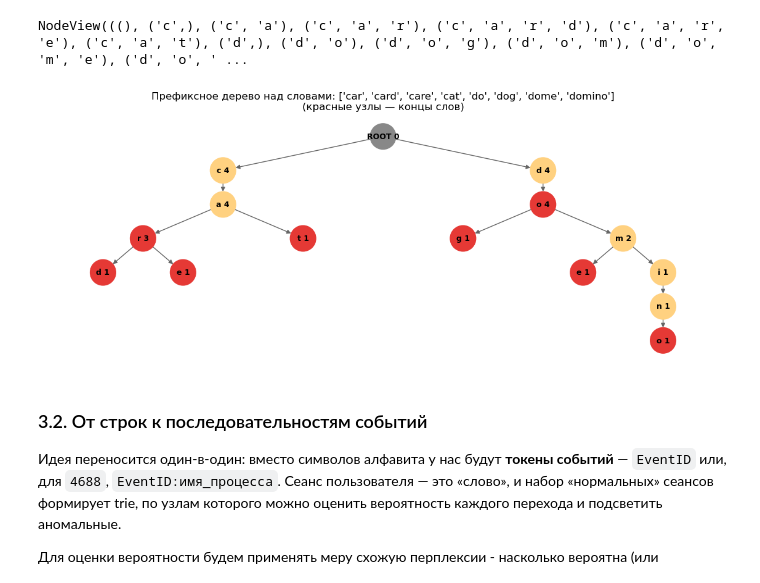
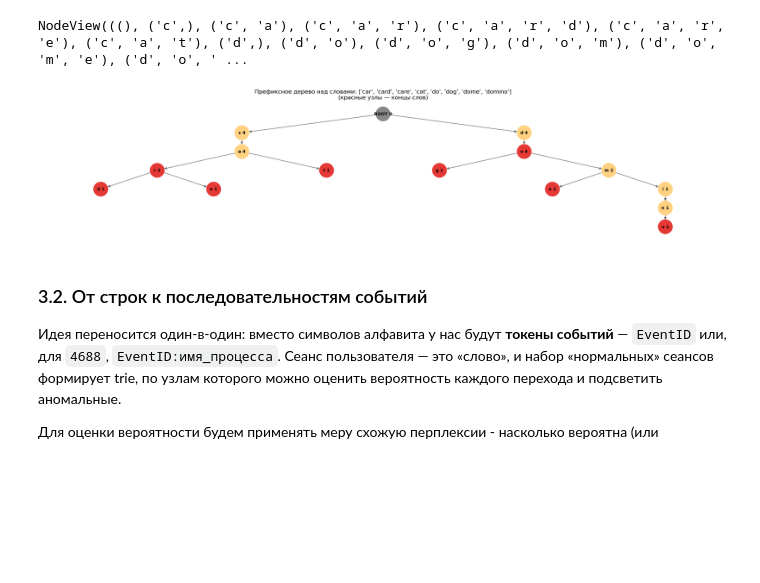
Before and after one commit to nick1982ad/CS_Data_analysis, a Jupyter notebook: Jupyter Notebooks/03_Практика_анализ_событий.ipynb, the cells around one changed output. Drawn from its saved outputs; the diff is of its cells as text; code cells hidden in the pictures; blank space fills up the shorter version.

```diff
--- a/Jupyter Notebooks/03_Практика_анализ_событий.ipynb
+++ b/Jupyter Notebooks/03_Практика_анализ_событий.ipynb
@@ -406,36 +450,52 @@ trie.nodes()
 # %% [output]
 NodeView(((), ('c',), ('c', 'a'), ('c', 'a', 'r'), ('c', 'a', 'r', 'd'), ('c', 'a', 'r', 'e'), ('c', 'a', 't'), ('d',), ('d', 'o'), ('d', 'o', 'g'), ('d', 'o', 'm'), ('d', 'o', 'm', 'e'), ('d', 'o', ' ...
 # %%
-def hierarchy_pos(G, root=(), width=1.0, vert_gap=0.3, xcenter=0.5):
-    """Простая иерархическая раскладка корневого дерева."""
+def hierarchy_pos(G, root=(), width=1.0, vert_gap=0.3, xcenter=0.0):
+    """Иерархическая раскладка корневого дерева для визуализации в matplotlib.
+
+
+    """
     pos = {}
-    def _layout(node, left, right, depth):
-        pos[node] = ((left + right) / 2, -depth * vert_gap)
+    leaf_x = [0.0]  # счётчик: следующая x-координата листа
+
+    def _layout(node, depth):
         children = list(G.successors(node))
         if not children:
-            return
-        step = (right - left) / len(children)
-        for i, ch in enumerate(children):
-            _layout(ch, left + i * step, left + (i + 1) * step, depth + 1)
-    _layout(root, 0.0, width, 0)
+            x = leaf_x[0]
+            leaf_x[0] += width
+            pos[node] = (x, -depth * vert_gap)
+            return x
+        xs = [_layout(ch, depth + 1) for ch in children]
+        x = sum(xs) / len(xs)               # центроид по детям
+        pos[node] = (x, -depth * vert_gap)
+        return x
+
+    _layout(root, 0)
+
+    # Сдвинуть всё дерево, чтобы геометрический центр оказался в xcenter.
+    all_x = [p[0] for p in pos.values()]
+    if all_x:
+        shift = xcenter - (min(all_x) + max(all_x)) / 2
+        pos = {n: (p[0] + shift, p[1]) for n, p in pos.items()}
     return pos
 
+
 # Визуализация
-pos = hierarchy_pos(trie, root=(), width=2.0, vert_gap=0.45)
+pos = hierarchy_pos(trie, root=(), width=4.0, vert_gap=0.45)
 labels = {n: (f"ROOT {trie.nodes[n]['count']}" if n == () else n[-1] + " " + str(trie.nodes[n]['count'])) for n in trie.nodes()}
 node_colors = ["#e53935" if trie.nodes[n]["terminal"]
                else ("#888" if n == () else "#ffd180")
                for n in trie.nodes()]
 
-plt.figure(figsize=(11, 4))
+plt.figure(figsize=(20, 4))
 nx.draw(trie, pos,
         labels=labels, node_color=node_colors,
         node_size=900, font_size=9, font_weight="bold",
         arrowsize=10, edge_color="#666")
 plt.title(f"Префиксное дерево над словами: {words}\n(красные узлы — концы слов)")
 plt.tight_layout(); plt.show()
 # %% [output]
-[figure, old version]
+[figure, new version]
 # %% [markdown]
 ### 3.2. От строк к последовательностям событий
 
```
Also changed, not shown: parts of 34 cells of this notebook, 1 other file.
